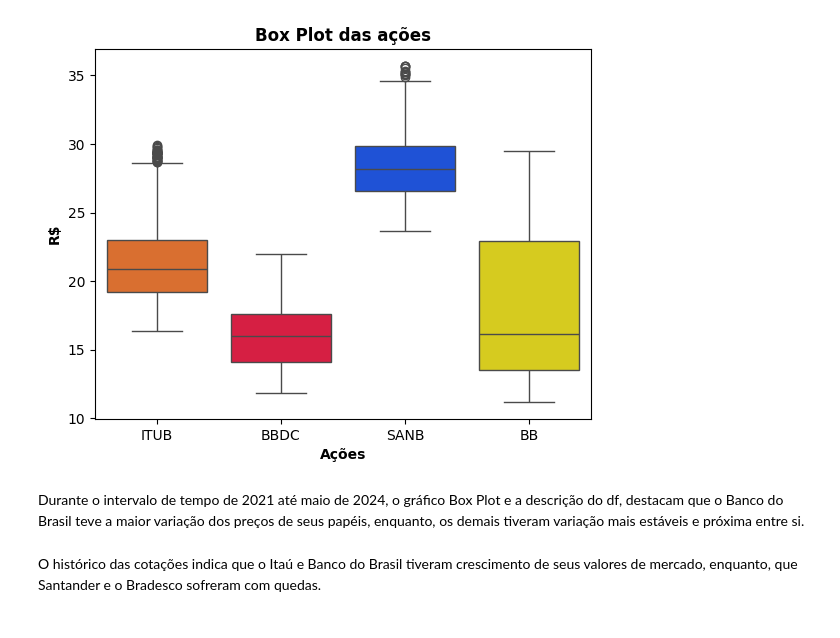
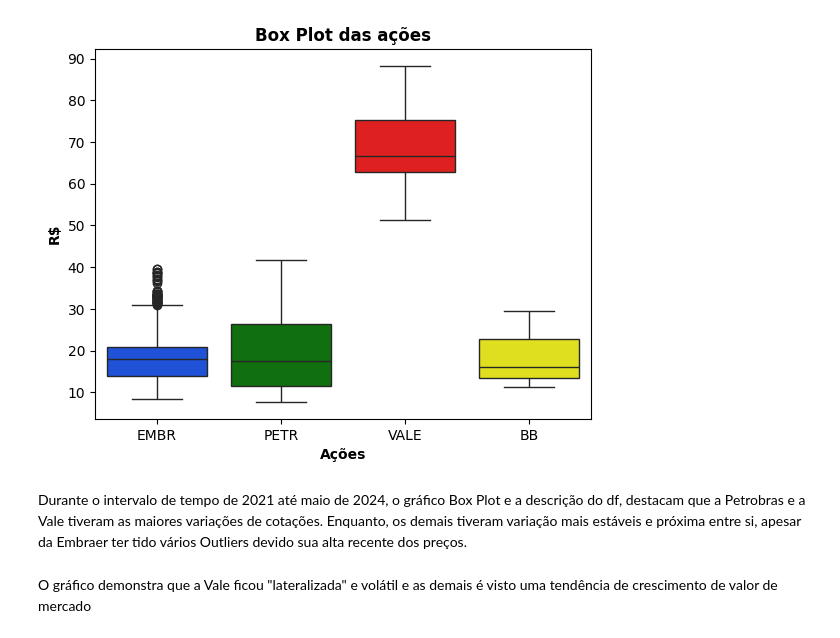
Before and after one commit to victordornelos/otimizacao_portfolio_python, a Jupyter notebook: carteira.ipynb, the cells around one changed output. Saved outputs shown, nothing was run; the diff lists cells and outputs as text; code cells hidden in the pictures.

```diff
--- a/carteira.ipynb
+++ b/carteira.ipynb
@@ -37,16 +42,16 @@ df.describe()
 # %%
 # Criando Box Plot para os papéis
-cores=['#F56814','#F50031','#0045F5','#F5E600']
+cores=['#0045F5','green','red','yellow']
 sns.boxplot(data=df,palette=cores)
 plt.title('Box Plot das ações',fontweight='bold')
 plt.xlabel('Ações',fontweight='bold')
 plt.ylabel('R$',fontweight='bold')
 plt.grid(False)
 plt.show()
 # %% [output]
-[figure, old version]
+[figure, new version]
 # %% [markdown]
-Durante o intervalo de tempo de 2021 até maio de 2024, o gráfico Box Plot e a descrição do df, destacam que o Banco do Brasil teve a maior variação dos preços de seus papéis, enquanto, os demais tiveram variação mais estáveis e próxima entre si.
+Durante o intervalo de tempo de 2021 até maio de 2024, o gráfico Box Plot e a descrição do df, destacam que a Petrobras e a Vale  tiveram as maiores variações de cotações. Enquanto, os demais tiveram variação mais estáveis e próxima entre si, apesar da Embraer ter tido vários Outliers devido sua alta recente dos preços.
 # %%
 # Criando gráfico das cotações
 figura = px.line(title = 'Histórico de cotações das ações')
@@ -62,8 +67,8 @@ figura.update_layout(
 )
 
 figura.show()
-# %% [markdown]
-O histórico das cotações indica que o Itaú e Banco do Brasil tiveram crescimento de seus valores de mercado, enquanto, que Santander e o Bradesco sofreram com quedas.
+# %% [markdown]
+O gráfico demonstra que a Vale ficou "lateralizada" e volátil e as demais é visto uma tendência de crescimento de valor de mercado
 # %%
 # Normalizando as cotações para melhor comparação dos retornos
 df_normalizado = df.copy()
```
Also changed, not shown: parts of 13 cells of this notebook, 1 other file.
